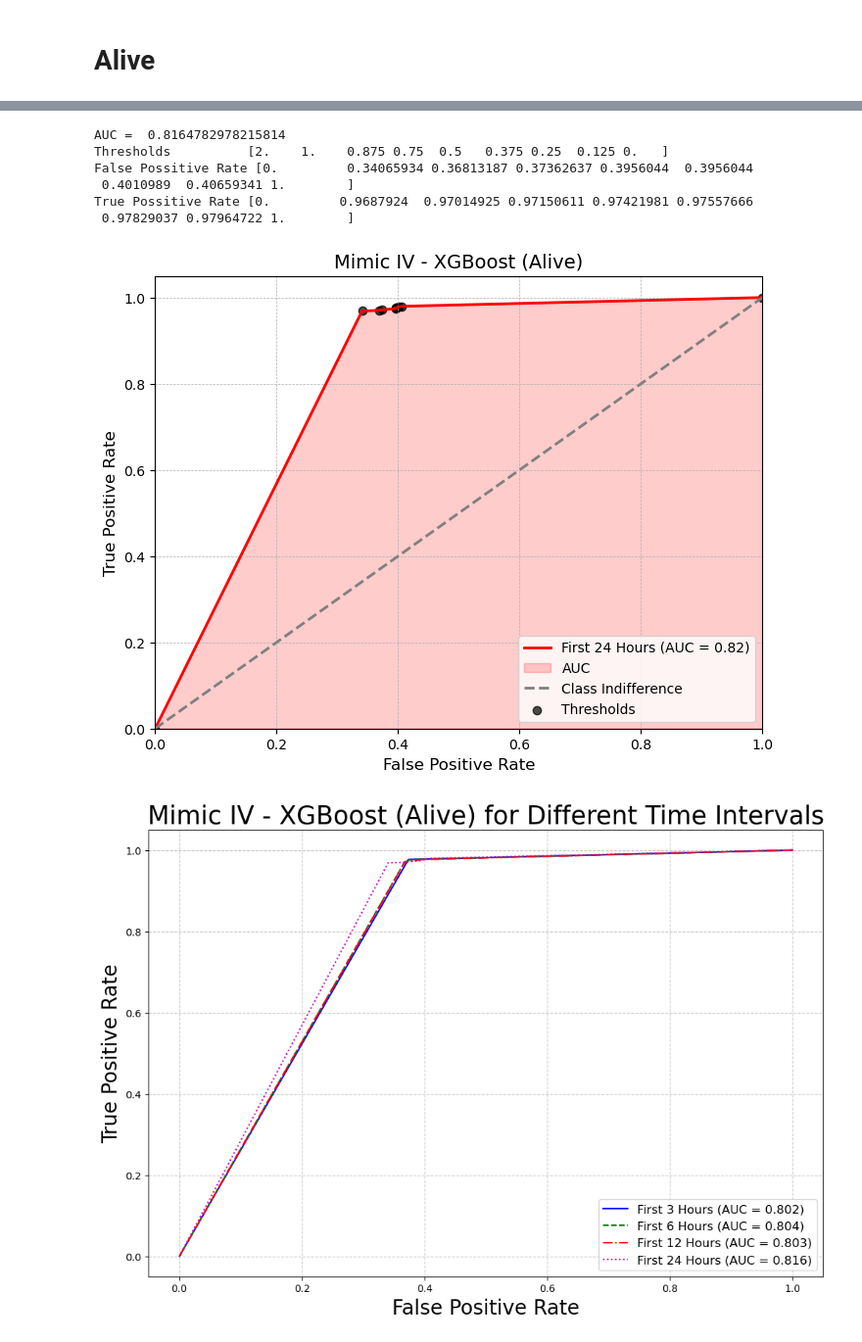
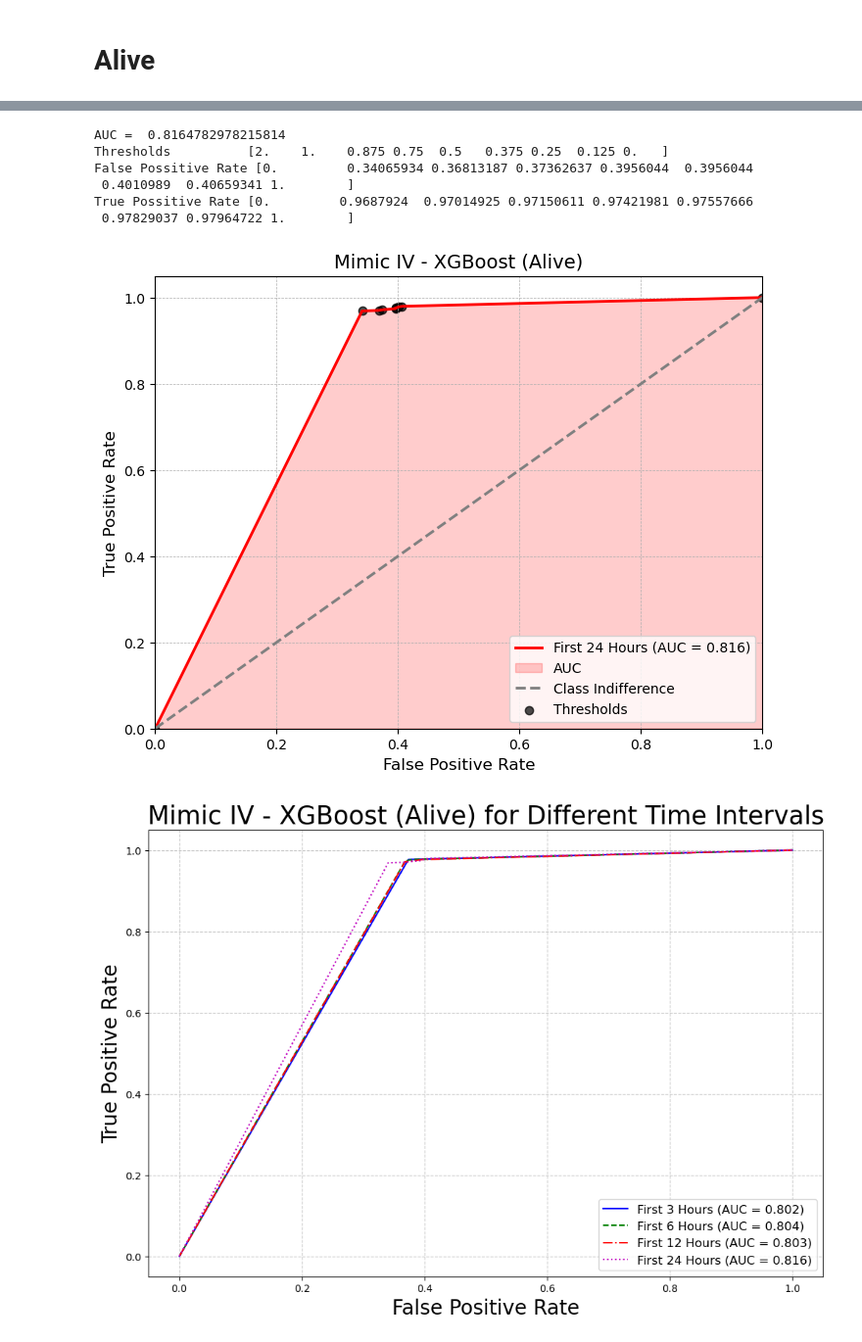
Before and after one commit to DimopDim/PhD, a Jupyter notebook: 05_Machine_Learning/02_XGBoost_expire_flag.ipynb, the cells around one changed output, grey strips where cells are left out. Shown at 98% size. Cells and saved outputs as stored; diff of their text form; code cells hidden in the pictures.

```diff
--- a/05_Machine_Learning/02_XGBoost_expire_flag.ipynb
+++ b/05_Machine_Learning/02_XGBoost_expire_flag.ipynb
@@ -534,41 +538,41 @@ fpr4, tpr4, thresholds4 = roc_curve(ground_truth_alive4, prob_alive4)
 
 # Combine ROC curve and scatter plot
 plt.figure(figsize=(8, 6))
-plt.plot(fpr4, tpr4, color='red', lw=2, label=f'First 24 Hours (AUC = {auc_4:.2f})')
+plt.plot(fpr4, tpr4, color='red', lw=2, label=f'First 24 Hours (AUC = {auc_4:.3f})')
 plt.fill_between(fpr4, tpr4, color='red', alpha=0.2, label='AUC')
 plt.plot([0, 1], [0, 1], color='gray', lw=2, linestyle='--', label='Class Indifference')
 plt.xlim([0.0, 1.0])
 plt.ylim([0.0, 1.05])
 
 # Scatter plot with transparency and annotations
 plt.scatter(fpr4, tpr4, marker='o', color='black', alpha=0.7, label='Thresholds')
 
 # Threshold Number in the plot
 #for i, threshold in enumerate(thresholds4):
 #    plt.annotate(f"{threshold:.2f}", (fpr4[i], tpr4[i]), xytext=(5, -5), textcoords='offset points', fontsize=8)
 
 # Common formatting
 plt.xlabel(xlabel, fontsize=12)
 plt.ylabel(ylabel, fontsize=12)
 plt.title(algorithm_label + " (Alive)", fontsize=14)
 plt.grid(True, linestyle='--', linewidth=0.5)
 plt.legend(loc='lower right')  # Adjust legend location for balance
 
 # Print statements
 print("AUC = ", auc_4)
 print("Thresholds         ", thresholds4)
 print("False Possitive Rate", fpr4)
 print("True Possitive Rate", tpr4)
 
 plt.show()
 # %% [output]
 AUC =  0.8164782978215814
 Thresholds          [2.    1.    0.875 0.75  0.5   0.375 0.25  0.125 0.   ]
 False Possitive Rate [0.         0.34065934 0.36813187 0.37362637 0.3956044  0.3956044
  0.4010989  0.40659341 1.        ]
 True Possitive Rate [0.         0.9687924  0.97014925 0.97150611 0.97421981 0.97557666
  0.97829037 0.97964722 1.        ]
-[figure, old version]
+[figure, new version]
 # %%
 # Calculate AUC scores
 auc_3_hours = roc_auc_score(ground_truth_alive1, prob_alive1)
```
Also changed, not shown: parts of 5 cells of this notebook.
